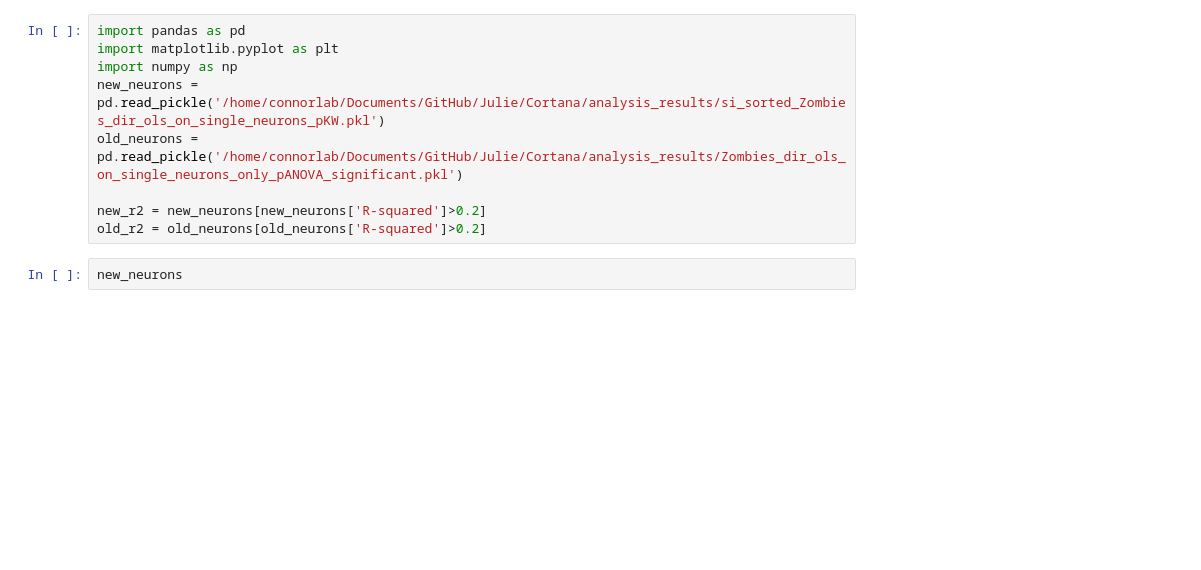
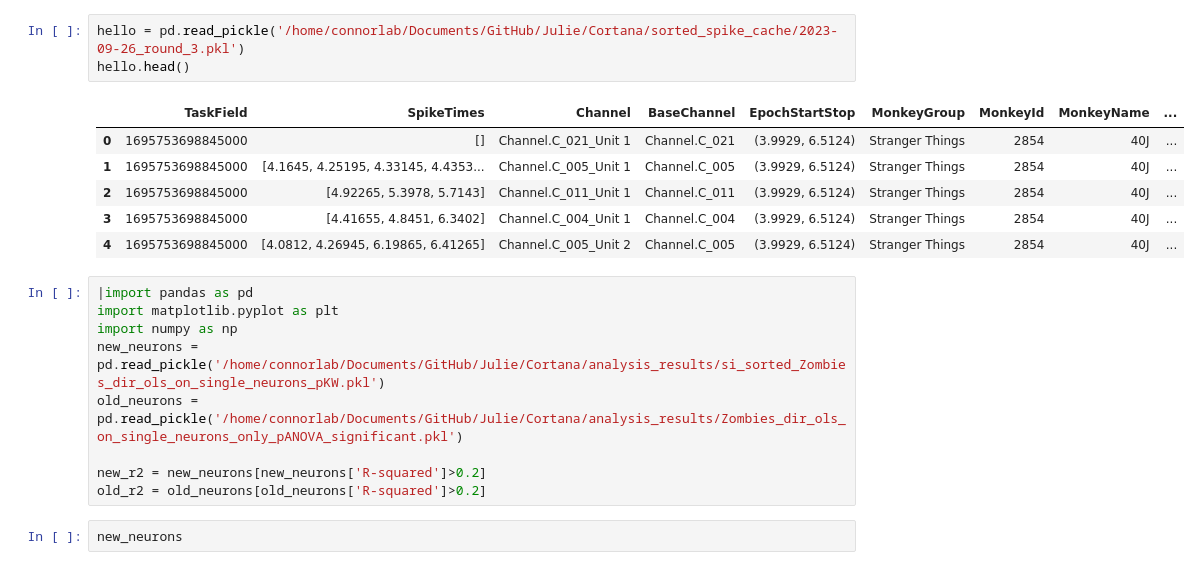
Before and after one commit to EdConnorLab/Julie, a Jupyter notebook: notebooks/temp.ipynb, the cells around one changed output. Cells and saved outputs as stored; diff of their text form; blank space fills up the shorter version.

```diff
--- a/notebooks/temp.ipynb
+++ b/notebooks/temp.ipynb
@@ -1,5 +12,15 @@
+# %%
+hello = pd.read_pickle('/home/connorlab/Documents/GitHub/Julie/Cortana/sorted_spike_cache/2023-09-26_round_3.pkl')
+hello.head()
+# %% [output]
+|  | TaskField | SpikeTimes | Channel | BaseChannel | EpochStartStop | MonkeyGroup | MonkeyId | MonkeyName | ... |
+| 0 | 1695753698845000 | [] | Channel.C_021_Unit 1 | Channel.C_021 | (3.9929, 6.5124) | Stranger Things | 2854 | 40J | ... |
+| 1 | 1695753698845000 | [4.1645, 4.25195, 4.33145, 4.4353... | Channel.C_005_Unit 1 | Channel.C_005 | (3.9929, 6.5124) | Stranger Things | 2854 | 40J | ... |
+| 2 | 1695753698845000 | [4.92265, 5.3978, 5.7143] | Channel.C_011_Unit 1 | Channel.C_011 | (3.9929, 6.5124) | Stranger Things | 2854 | 40J | ... |
+| 3 | 1695753698845000 | [4.41655, 4.8451, 6.3402] | Channel.C_004_Unit 1 | Channel.C_004 | (3.9929, 6.5124) | Stranger Things | 2854 | 40J | ... |
+| 4 | 1695753698845000 | [4.0812, 4.26945, 6.19865, 6.41265] | Channel.C_005_Unit 2 | Channel.C_005 | (3.9929, 6.5124) | Stranger Things | 2854 | 40J | ... |
 # %%
-import pandas as pd
+|import pandas as pd
 import matplotlib.pyplot as plt
 import numpy as np
 new_neurons = pd.read_pickle('/home/connorlab/Documents/GitHub/Julie/Cortana/analysis_results/si_sorted_Zombies_dir_ols_on_single_neurons_pKW.pkl')
```
Also changed, not shown: parts of 5 cells of this notebook, 17 other files.
